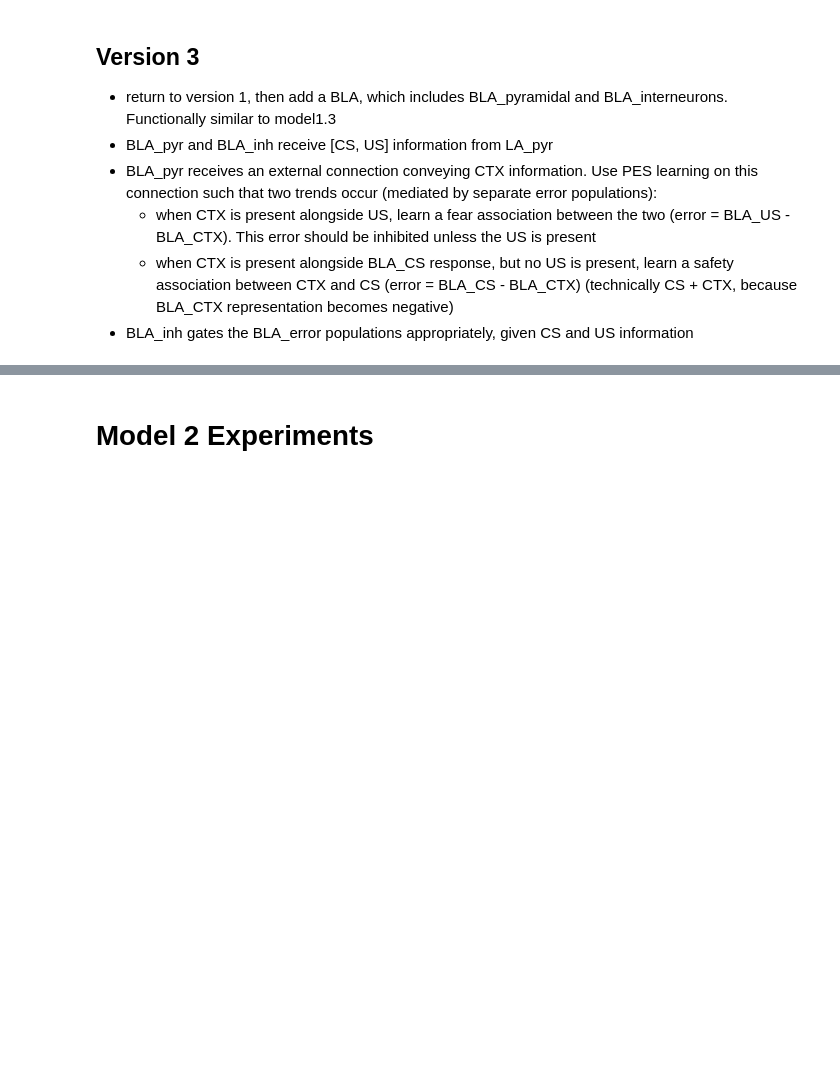
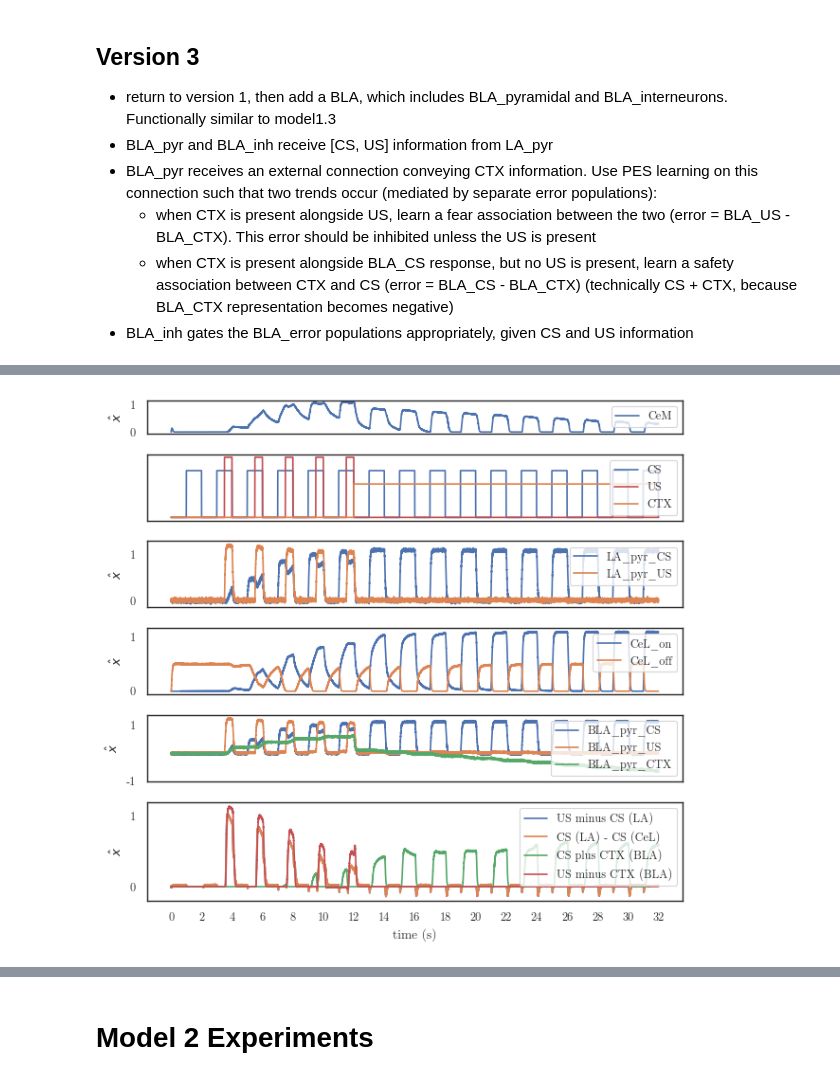
Before and after one commit to psipeter/amygdala, a Jupyter notebook: model2.ipynb, the cells around one changed output, grey strips where cells are left out. Drawn from its saved outputs; the diff is of its cells as text; code cells hidden in the pictures; blank space fills up the shorter version.

```diff
--- a/model2.ipynb
+++ b/model2.ipynb
@@ -444,7 +487,6 @@ with net:
     pError_BLA_safe = nengo.Probe(error_BLA_safe)
     pError_BLA_fear = nengo.Probe(error_BLA_fear)
 # %%
-nExt = 10
 sim = nengo.Simulator(net, dt=dt, progress_bar=False)
 with sim:
     print("control")
@@ -455,12 +497,12 @@ with sim:
     inputs.US = 1
     for p in range(nCond):
         sim.run(2)
-    print("pause")
-    inputs.pause = True
-    inputs.CTX = np.zeros((dim_CTX))
-    inputs.US = 0
-    sim.run(4)
-    inputs.pause = False
+#     print("pause")
+#     inputs.pause = True
+#     inputs.CTX = np.zeros((dim_CTX))
+#     inputs.US = 0
+#     sim.run(4)
+#     inputs.pause = False
     print("extinction")
     inputs.CTX = inputs.CTXs[1]
     inputs.US = 0
@@ -547,0 +515,39 @@ percent persistent: 11.75
+# %%
+ctxA_idx = np.where(sim.data[pCTX]==inputs.CTXs[0])[0]
+ctxB_idx = np.where(sim.data[pCTX]==inputs.CTXs[1])[0]
+ctx_signal = np.zeros((sim.trange().shape[0]))
+ctx_signal[ctxB_idx] = 1
+
+fig, axes = plt.subplots(nrows=6, ncols=1, sharex=True, figsize=((6.38,6)), gridspec_kw={'height_ratios': [1,2,2,2,2,3]})
+axes[0].plot(sim.trange(), sim.data[pCeM], label="CeM")
+axes[0].set(ylabel=r"$\hat{x}$", yticks=((0,1)))  #  title="Fear Response",
+axes[0].legend(loc='upper right')
+axes[1].plot(sim.trange(), 1.4*np.linalg.norm(sim.data[pCS], ord=2, axis=1), label="CS")
+axes[1].plot(sim.trange(), 1.8*sim.data[pUS], label="US", c='r')
+axes[1].plot(sim.trange(), ctx_signal, label="CTX")
+axes[1].legend(loc='upper right')
+axes[1].set(ylabel=None,  yticks=(()))  # , title="Stimuli")
+axes[2].plot(sim.trange(), sim.data[pLA_pyr][:,0], label="LA_pyr_CS")
+axes[2].plot(sim.trange(), sim.data[pLA_pyr][:,1], label="LA_pyr_US")
+axes[2].legend(loc='upper right')
+axes[2].set(yticks=((0, 1)), yticklabels=((0,1)), ylabel=r"$\hat{x}$")  # , title="LA Decoded Values")
+axes[3].plot(sim.trange(), sim.data[pCeL_on], label="CeL_on")
+axes[3].plot(sim.trange(), sim.data[pCeL_off], label="CeL_off")
+axes[3].legend(loc='upper right')
+axes[3].set(yticks=((0, 1)), yticklabels=((0,1)), ylabel=r"$\hat{x}$")  # , title="CeL Decoded Values")
+axes[4].plot(sim.trange(), sim.data[pBLA_pyr][:,0], label="BLA_pyr_CS")
+axes[4].plot(sim.trange(), sim.data[pBLA_pyr][:,1], label="BLA_pyr_US")
+axes[4].plot(sim.trange(), sim.data[pBLA_pyr][:,2], label="BLA_pyr_CTX")
+axes[4].legend(loc='upper right')
+axes[4].set(yticks=((-1, 1)), yticklabels=((-1,1)), ylabel=r"$\hat{x}$")  # , title="BLA Decoded Values")
+axes[5].plot(sim.trange(), sim.data[pError_LA], label="US minus CS (LA)")
+axes[5].plot(sim.trange(), sim.data[pError_LA], label="CS (LA) - CS (CeL)")
+axes[5].plot(sim.trange(), sim.data[pError_BLA_safe], label="CS plus CTX (BLA)")
+axes[5].plot(sim.trange(), sim.data[pError_BLA_fear], label="US minus CTX (BLA)")
+axes[5].legend(loc='upper right')
+axes[5].set(xlabel='time (s)', xticks=np.arange(0, 34, 2), ylabel=r"$\hat{x}$", yticks=((0,1)))  #  title="Errors",
+plt.tight_layout()
+fig.savefig("model2_BLA_dynamics.svg")
+fig.savefig("model2_BLA_dynamics.png", dpi=600)
+# %% [output]
+[figure, added]
```
Also changed, not shown: parts of 31 cells of this notebook, 1 other file.
